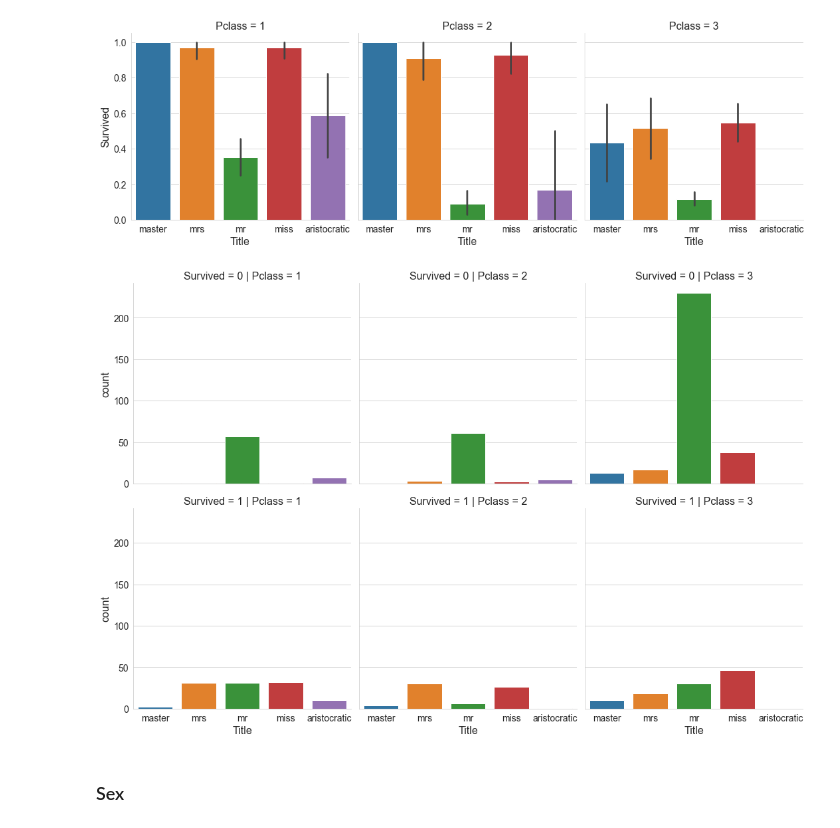
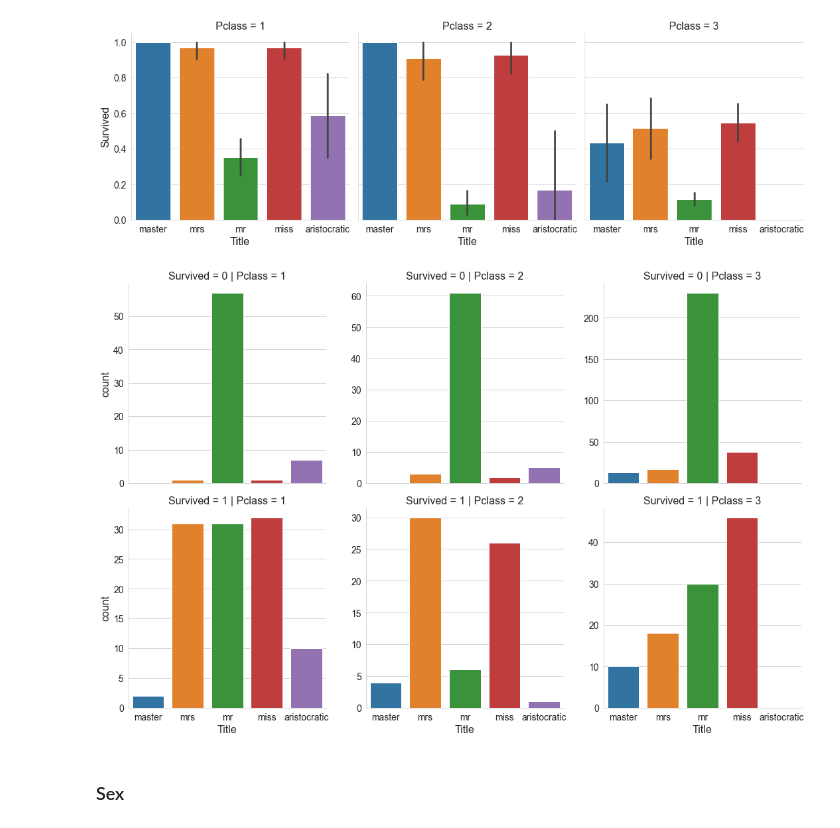
Before and after one commit to AlekseiBogachev/Titanic-Machine-Learning-from-Disaster, a Jupyter notebook: sources/Titanic-Machine-Learning-from-Disaster.ipynb, the cells around one changed output. Drawn from its saved outputs; the diff is of its cells as text; code cells hidden in the pictures.

```diff
--- a/sources/Titanic-Machine-Learning-from-Disaster.ipynb
+++ b/sources/Titanic-Machine-Learning-from-Disaster.ipynb
@@ -536,10 +538,10 @@ plt.show()
 # %% [output]
 [figure]
 # %%
-sns.catplot(data=exploratory_set, x='Title', row='Survived', col='Pclass', kind='count')
+sns.catplot(data=exploratory_set, x='Title', row='Survived', col='Pclass', kind='count', sharey=False)
 plt.show()
 # %% [output]
-[figure, old version]
+[figure, new version]
 # %% [markdown]
 ### Sex
 # %% [markdown]
```
Also changed, not shown: parts of 15 cells of this notebook, 2 other files.
